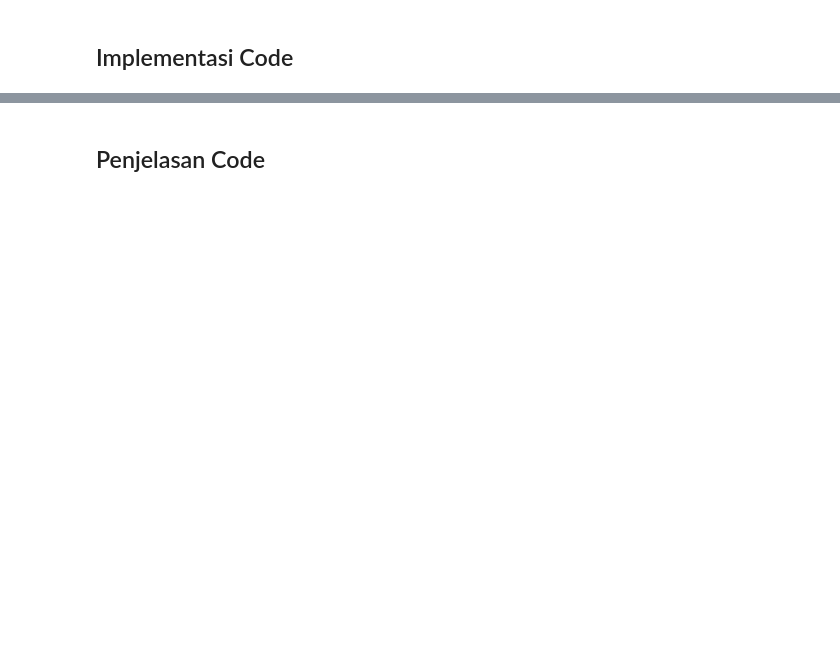
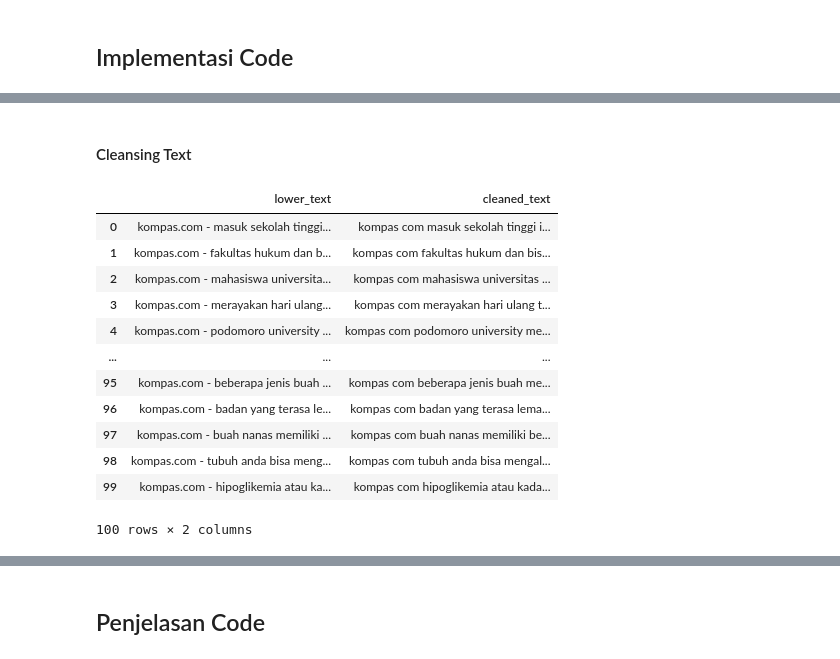
Before and after one commit to nasrudin11/PPW, a Jupyter notebook: _sources/Support Vector Model.ipynb, the cells around one changed output, grey strips where cells are left out. Saved outputs shown, nothing was run; the diff lists cells and outputs as text; code cells hidden in the pictures; blank space fills up the shorter version.

```diff
--- a/_sources/Support Vector Model.ipynb
+++ b/_sources/Support Vector Model.ipynb
@@ -85,0 +204,20 @@ Vector Space Model (VSM) adalah pendekatan sederhana namun sangat efektif untuk
+# %% [markdown]
+#### Cleansing Text
+# %%
+df['cleaned_text'] = df['lower_text'].apply(lambda text: re.sub(r'\W', ' ', text))
+
+df[['lower_text', 'cleaned_text']]
+# %% [output]
+|  | lower_text | cleaned_text |
+| 0 | kompas.com - masuk sekolah tinggi... | kompas com masuk sekolah tinggi i... |
+| 1 | kompas.com - fakultas hukum dan b... | kompas com fakultas hukum dan bis... |
+| 2 | kompas.com - mahasiswa universita... | kompas com mahasiswa universitas ... |
+| 3 | kompas.com - merayakan hari ulang... | kompas com merayakan hari ulang t... |
+| 4 | kompas.com - podomoro university ... | kompas com podomoro university me... |
+| ... | ... | ... |
+| 95 | kompas.com - beberapa jenis buah ... | kompas com beberapa jenis buah me... |
+| 96 | kompas.com - badan yang terasa le... | kompas com badan yang terasa lema... |
+| 97 | kompas.com - buah nanas memiliki ... | kompas com buah nanas memiliki be... |
+| 98 | kompas.com - tubuh anda bisa meng... | kompas com tubuh anda bisa mengal... |
+| 99 | kompas.com - hipoglikemia atau ka... | kompas com hipoglikemia atau kada... |
+100 rows × 2 columns
```
Also changed, not shown: parts of 27 cells of this notebook, 6 other files.
